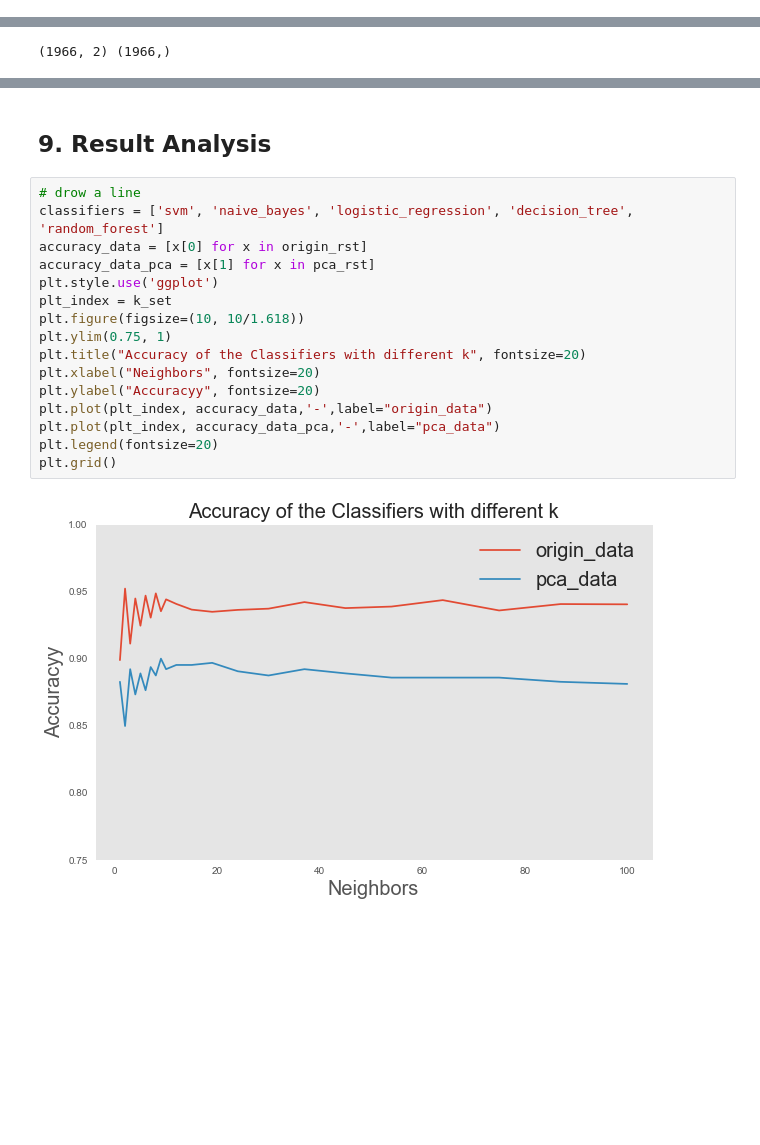
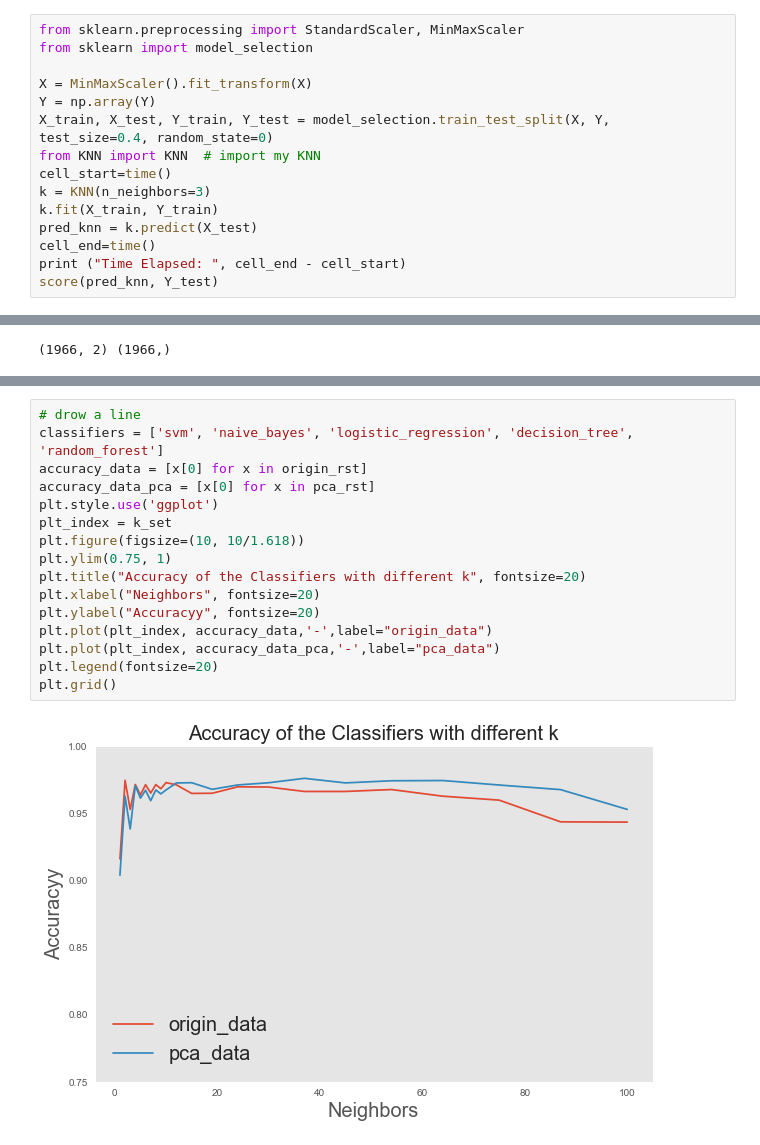
Before and after one commit to GavinXing/dm_homework_1, a Jupyter notebook: Pulsar Classification.ipynb, the cells around one changed output, grey strips where cells are left out. Cells and saved outputs as stored; diff of their text form; blank space fills up the shorter version.

```diff
--- a/Pulsar Classification.ipynb
+++ b/Pulsar Classification.ipynb
@@ -132,0 +152,15 @@ plt.show()
+# %%
+from sklearn.preprocessing import StandardScaler, MinMaxScaler
+from sklearn import model_selection
+
+X = MinMaxScaler().fit_transform(X)
+Y = np.array(Y)
+X_train, X_test, Y_train, Y_test = model_selection.train_test_split(X, Y, test_size=0.4, random_state=0)
+from KNN import KNN  # import my KNN
+cell_start=time()
+k = KNN(n_neighbors=3)
+k.fit(X_train, Y_train)
+pred_knn = k.predict(X_test)
+cell_end=time()
+print ("Time Elapsed: ", cell_end - cell_start)
+score(pred_knn, Y_test)
@@ -262,21 +288,19 @@ Time Elapsed:  13.502904176712036
-# %% [markdown]
-## 9. Result Analysis
 # %%
 # drow a line
 classifiers = ['svm', 'naive_bayes', 'logistic_regression', 'decision_tree', 'random_forest']
 accuracy_data = [x[0] for x in origin_rst]
-accuracy_data_pca = [x[1] for x in pca_rst]
+accuracy_data_pca = [x[0] for x in pca_rst]
 plt.style.use('ggplot')
 plt_index = k_set
 plt.figure(figsize=(10, 10/1.618))
 plt.ylim(0.75, 1)
 plt.title("Accuracy of the Classifiers with different k", fontsize=20)
 plt.xlabel("Neighbors", fontsize=20)
 plt.ylabel("Accuracyy", fontsize=20)
 plt.plot(plt_index, accuracy_data,'-',label="origin_data")
 plt.plot(plt_index, accuracy_data_pca,'-',label="pca_data")
 plt.legend(fontsize=20)
 plt.grid()
 # %% [output]
-[figure, old version]
+[figure, new version]
 # %% [markdown]
```
Also changed, not shown: parts of 20 cells of this notebook.
